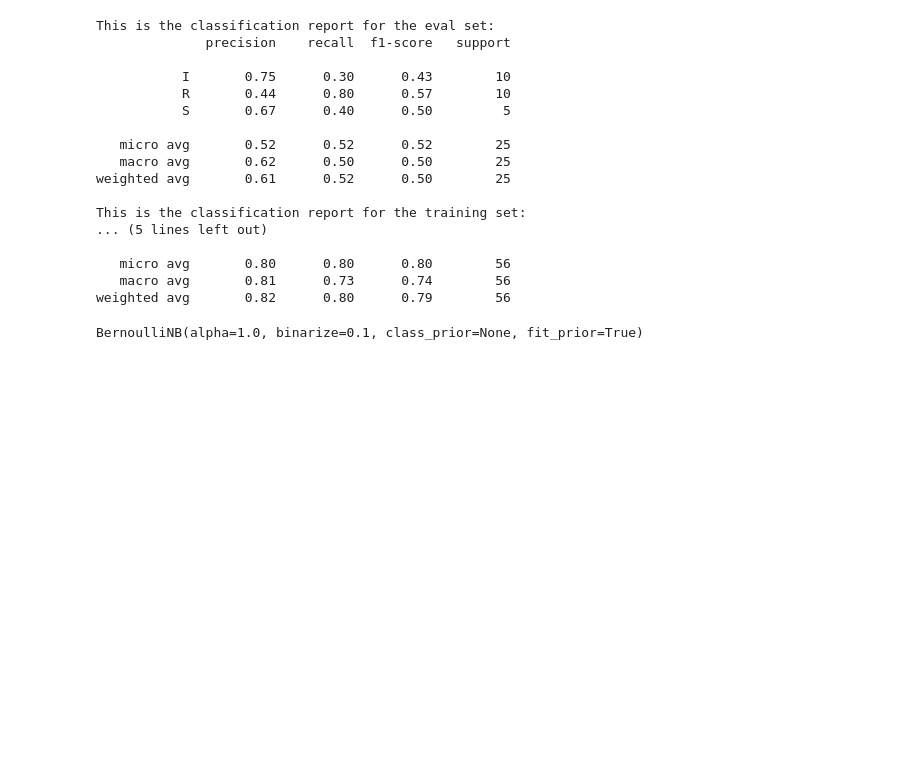
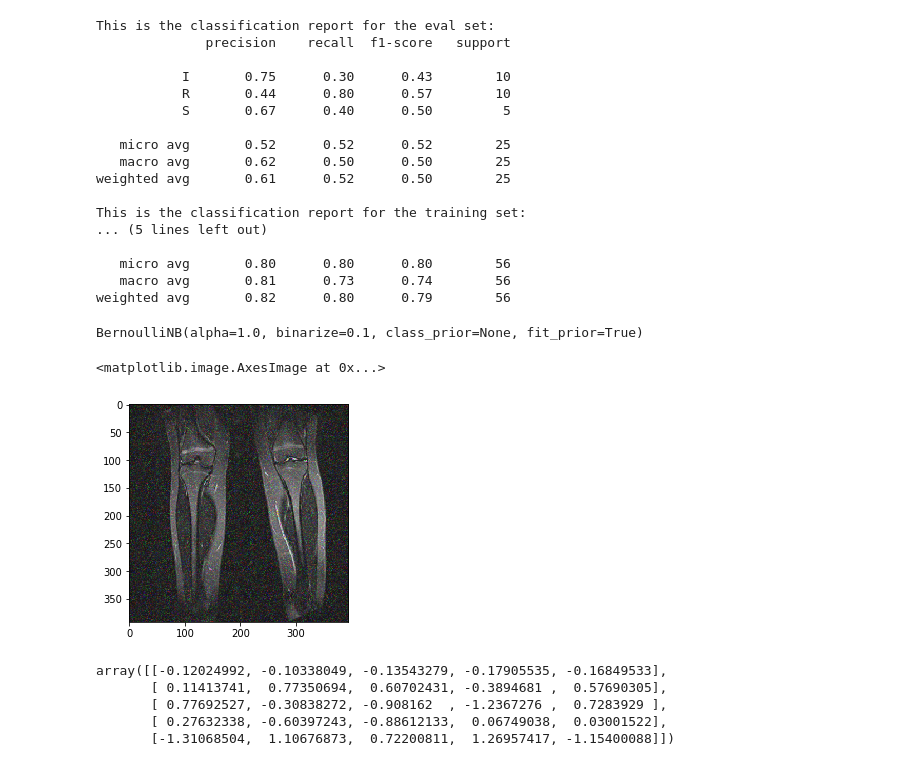
Before and after one commit to annamerk/crmo-diagnosis-using-mri, a Jupyter notebook: vbow/zach-bagging.ipynb, the cells around one changed output. Saved outputs shown, nothing was run; the diff lists cells and outputs as text; code cells hidden in the pictures; blank space fills up the shorter version.

Commit message:
implement add_noise

```diff
--- a/vbow/zach-bagging.ipynb
+++ b/vbow/zach-bagging.ipynb
@@ -73,3 +73,23 @@ This is the classification report for the training set:
    macro avg       0.81      0.73      0.74        56
 weighted avg       0.82      0.80      0.79        56
 BernoulliNB(alpha=1.0, binarize=0.1, class_prior=None, fit_prior=True)
+# %%
+img = cv2.imread('../' + bp[0])
+noisey = vision.add_noise(img)
+x, y, z = img.shape
+x *= 1.3
+y *= 1.1
+x = round(x)
+y = round(y)
+plt.imshow(vision.add_noise(img))
+# %% [output]
+<matplotlib.image.AxesImage at 0x...>
+[figure, added]
+# %%
+cv2.randn(zeros, 0, np.identity(1) * 1)
+# %% [output]
+array([[-0.12024992, -0.10338049, -0.13543279, -0.17905535, -0.16849533],
+       [ 0.11413741,  0.77350694,  0.60702431, -0.3894681 ,  0.57690305],
+       [ 0.77692527, -0.30838272, -0.908162  , -1.2367276 ,  0.7283929 ],
+       [ 0.27632338, -0.60397243, -0.88612133,  0.06749038,  0.03001522],
+       [-1.31068504,  1.10676873,  0.72200811,  1.26957417, -1.15400088]])
```
Also changed, not shown: 1 other file.
